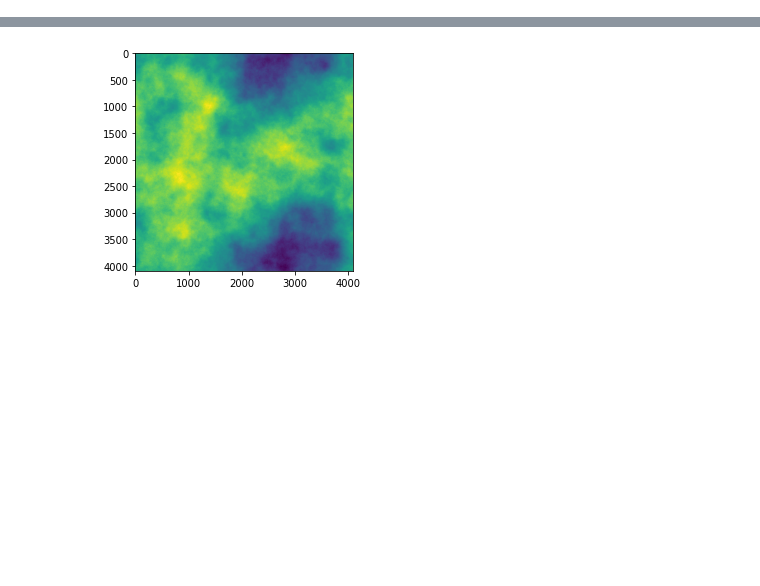
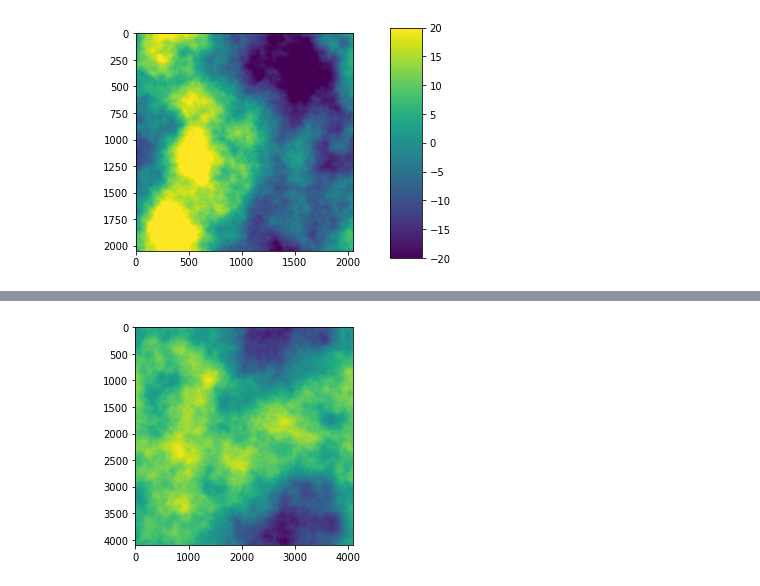
Before and after one commit to jamunozlab/turbulence, a Jupyter notebook: turbsim/turbsim.ipynb, the cells around one changed output, grey strips where cells are left out. Saved outputs shown, nothing was run; the diff lists cells and outputs as text; code cells hidden in the pictures; blank space fills up the shorter version.

```diff
--- a/turbsim/turbsim.ipynb
+++ b/turbsim/turbsim.ipynb
@@ -105,0 +142,7 @@ from matplotlib import pyplot as plt
+# %%
+plt.imshow(ft_phase_screen(N=N, delta=delta, L0=10000, l0=0.0001)).set_clim(-20, 20)
+cax = plt.axes([0.85, 0.1, 0.075, 0.8])
+plt.colorbar(cax=cax)
+plt.show()
+# %% [output]
+[figure, added]
```
Also changed, not shown: parts of 25 cells of this notebook.
